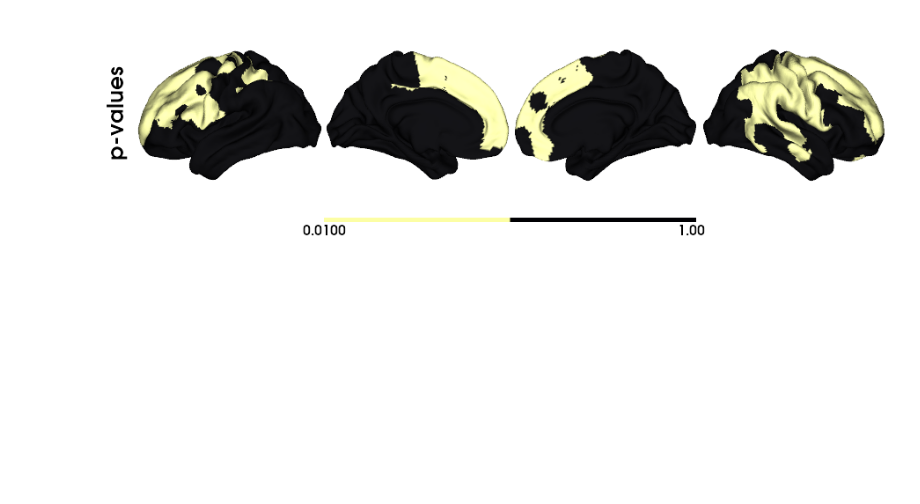
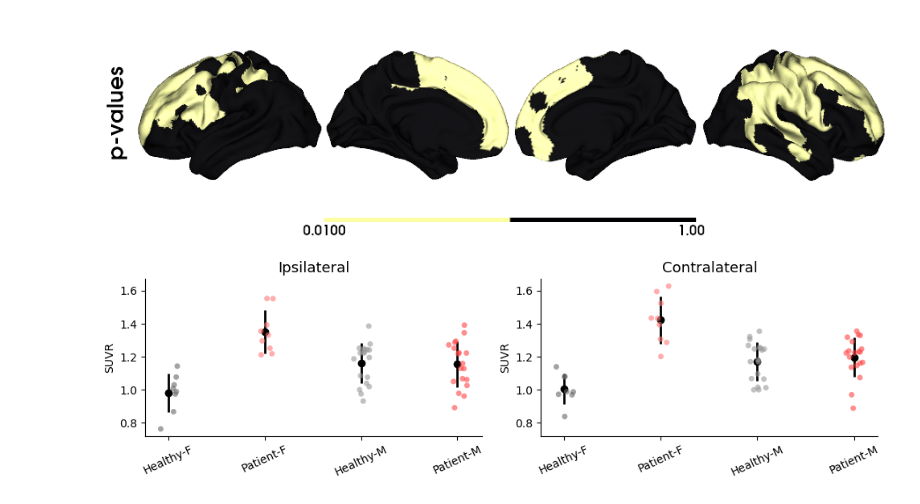
Before and after one commit to MICA-MNI/2025_in-vivo_tauPET-mk6240_TLE, a Jupyter notebook: scripts/Supplementaray_analysis.ipynb, the cells around one changed output. Cells and saved outputs as stored; diff of their text form; code cells hidden in the pictures; blank space fills up the shorter version.

```diff
--- a/scripts/Supplementaray_analysis.ipynb
+++ b/scripts/Supplementaray_analysis.ipynb
@@ -219,0 +309,4 @@ plot_ctx_pval(fslr32k_lh, fslr32k_rh, slm_mixed, Str='p-values', Col="inferno_r"
+# %%
+plot_mk6240_group_summary_by_sex(slm_mixed, tauMK6240, df, threshold=0.01)
+# %% [output]
+[figure, added]
```
Also changed, not shown: parts of 9 cells of this notebook.
